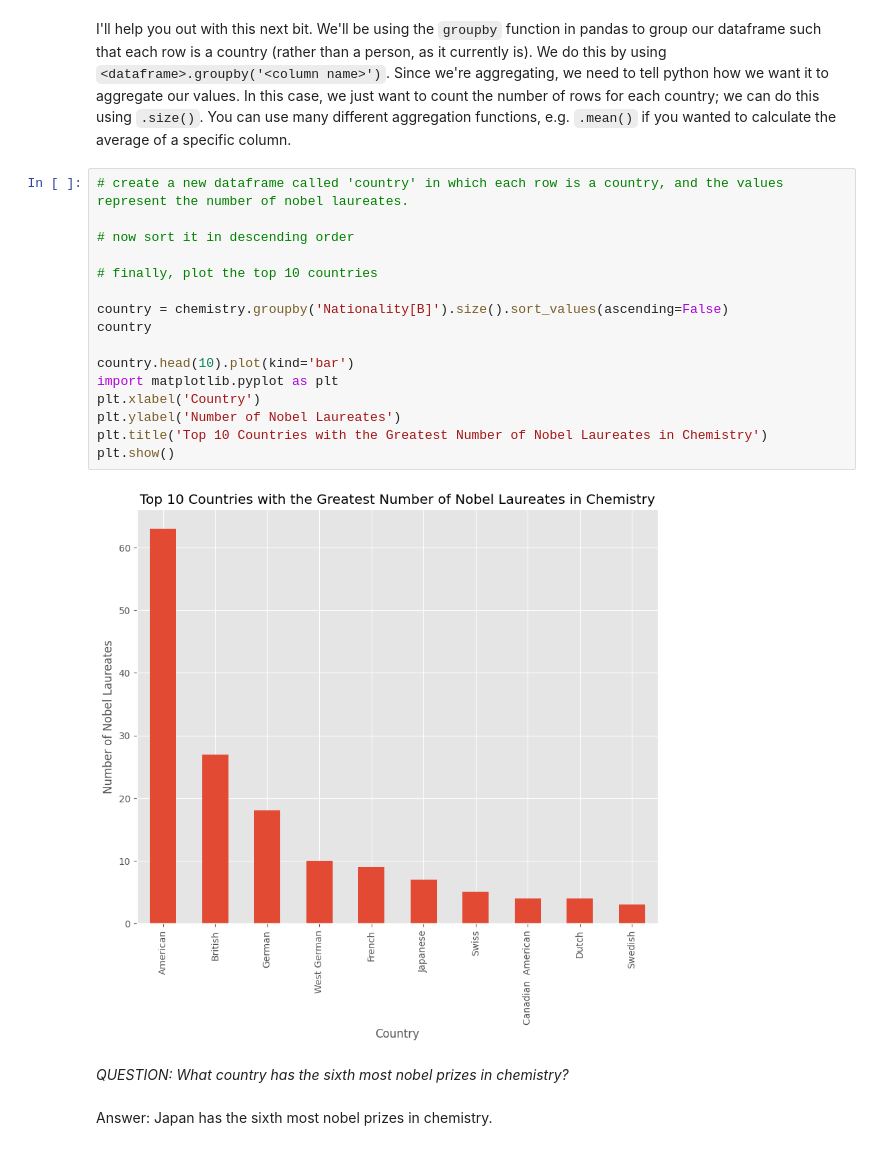
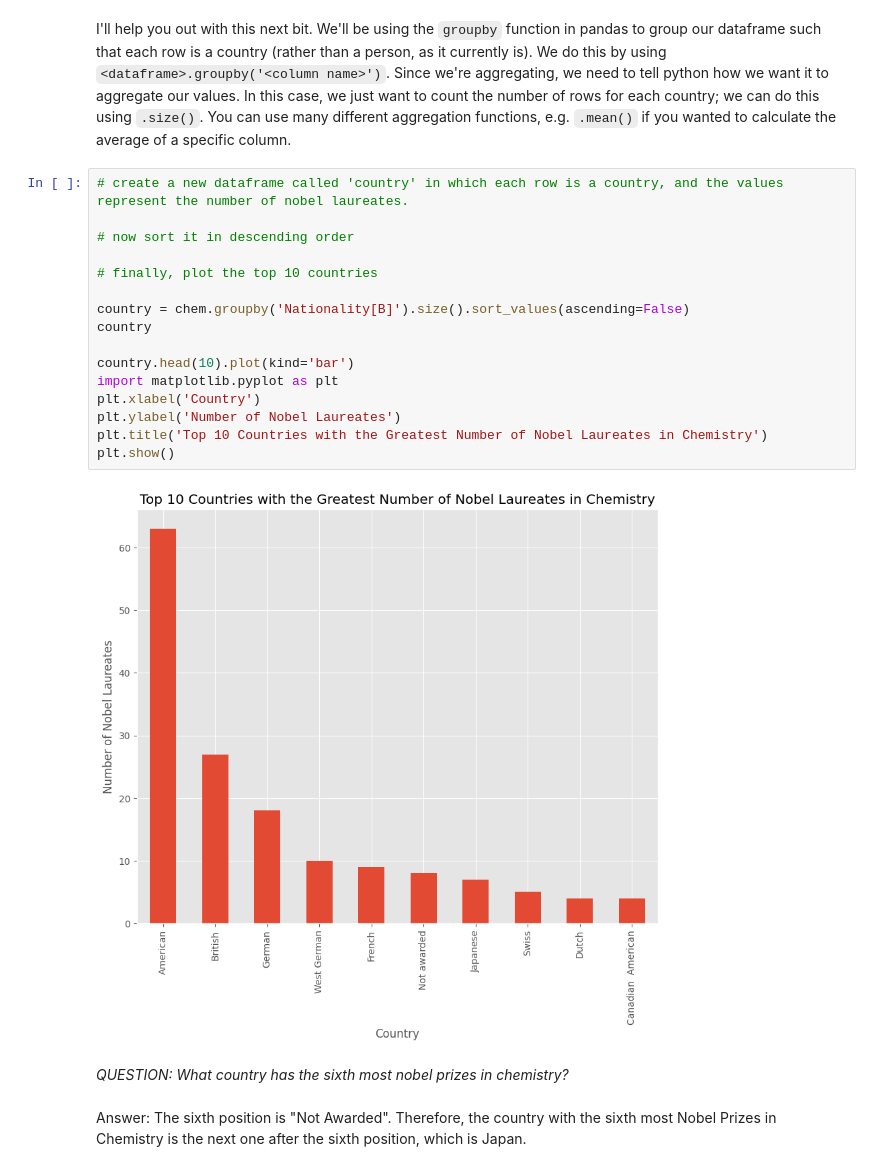
Before and after one commit to Kookiiie1224/QM2, a Jupyter notebook: notebooks/W02. Pandas.ipynb, the cells around one changed output. Cells and saved outputs as stored; diff of their text form.

```diff
--- a/notebooks/W02. Pandas.ipynb
+++ b/notebooks/W02. Pandas.ipynb
@@ -479,22 +448,22 @@ I'll help you out with this next bit. We'll be using the `groupby` function in p
 # %%
 # create a new dataframe called 'country' in which each row is a country, and the values represent the number of nobel laureates.
 
 # now sort it in descending order
 
 # finally, plot the top 10 countries
 
-country = chemistry.groupby('Nationality[B]').size().sort_values(ascending=False)
+country = chem.groupby('Nationality[B]').size().sort_values(ascending=False)
 country
 
 country.head(10).plot(kind='bar')
 import matplotlib.pyplot as plt
 plt.xlabel('Country')
 plt.ylabel('Number of Nobel Laureates')
 plt.title('Top 10 Countries with the Greatest Number of Nobel Laureates in Chemistry')
 plt.show()
 # %% [output]
-[figure, old version]
+[figure, new version]
 # %% [markdown]
 *QUESTION: What country has the sixth most nobel prizes in chemistry?*
-# %% [markdown]
-Answer: Japan has the sixth most nobel prizes in chemistry.
+# %% [markdown]
+Answer: The sixth position is "Not Awarded". Therefore, the country with the sixth most Nobel Prizes in Chemistry is the next one after the sixth position, which is Japan.
```
Also changed, not shown: parts of 6 cells of this notebook.
